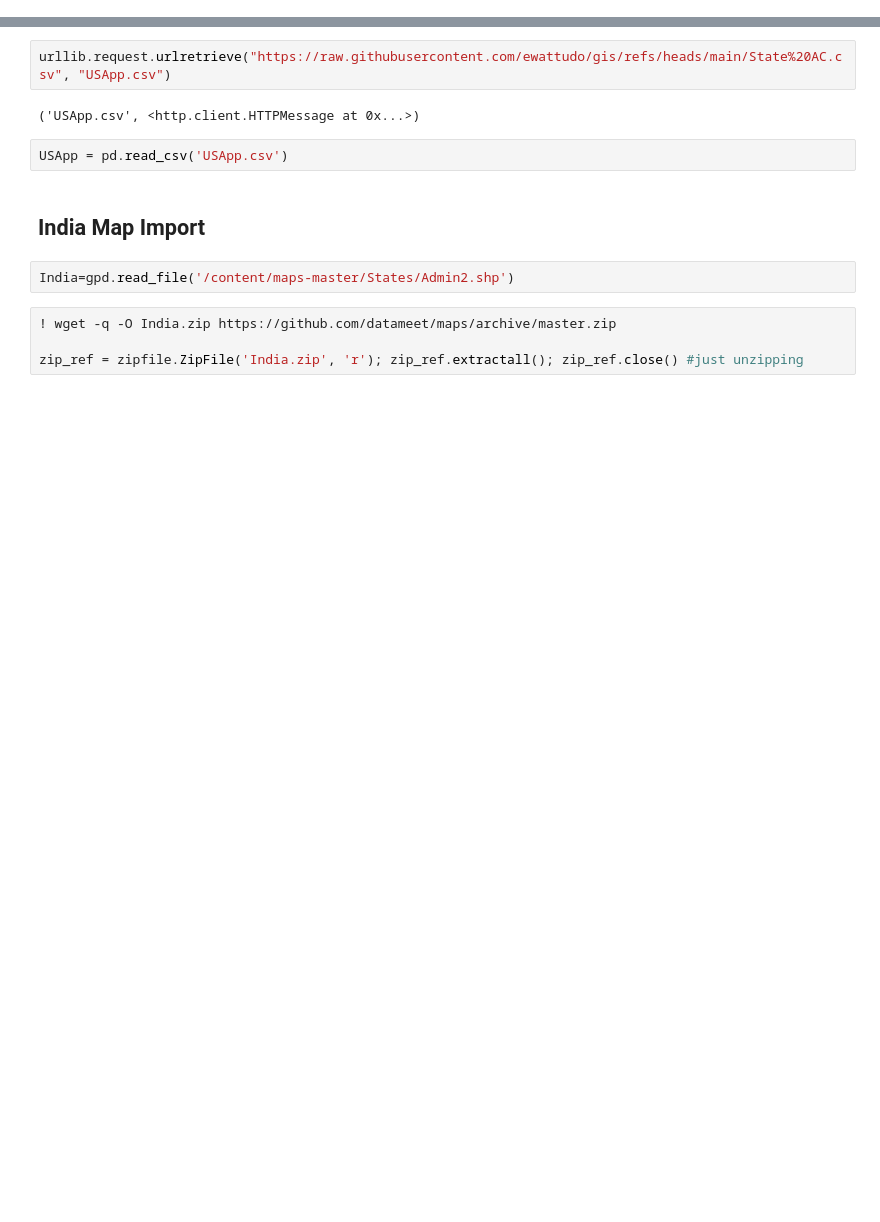
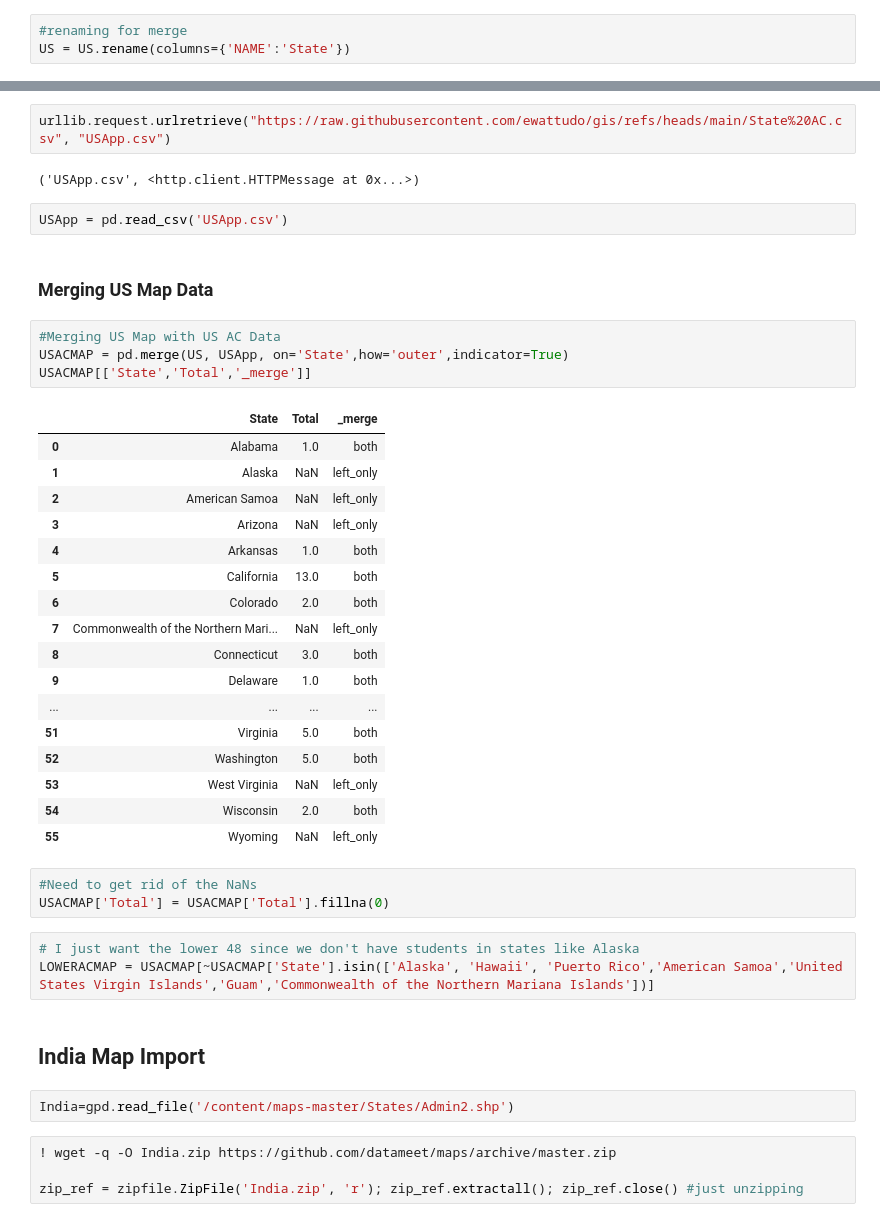
Before and after one commit to ewattudo/gis, a Jupyter notebook: PS2.ipynb, the cells around one changed output, grey strips where cells are left out. Drawn from its saved outputs; the diff is of its cells as text; blank space fills up the shorter version.

```diff
--- a/PS2.ipynb
+++ b/PS2.ipynb
@@ -187,4 +187,7 @@ print(US.NAME.unique())
  'Delaware' 'Guam' 'Commonwealth of the Northern Mariana Islands'
  'Rhode Island' 'Kentucky' 'Ohio' 'Wisconsin' 'Oregon' 'North Dakota'
  'Arkansas' 'Indiana' 'Minnesota' 'Connecticut']
+# %%
+#renaming for merge
+US = US.rename(columns={'NAME':'State'})
 # %% [markdown]
@@ -195,6 +198,36 @@ urllib.request.urlretrieve("https://raw.githubusercontent.com/ewattudo/gis/refs/
 ('USApp.csv', <http.client.HTTPMessage at 0x...>)
 # %%
 USApp = pd.read_csv('USApp.csv')
+# %% [markdown]
+### Merging US Map Data
+# %%
+#Merging US Map with US AC Data
+USACMAP = pd.merge(US, USApp, on='State',how='outer',indicator=True)
+USACMAP[['State','Total','_merge']]
+# %% [output]
+|  | State | Total | _merge |
+| 0 | Alabama | 1.0 | both |
+| 1 | Alaska | NaN | left_only |
+| 2 | American Samoa | NaN | left_only |
+| 3 | Arizona | NaN | left_only |
+| 4 | Arkansas | 1.0 | both |
+| 5 | California | 13.0 | both |
+| 6 | Colorado | 2.0 | both |
+| 7 | Commonwealth of the Northern Mari... | NaN | left_only |
+| 8 | Connecticut | 3.0 | both |
+| 9 | Delaware | 1.0 | both |
+| ... | ... | ... | ... |
+| 51 | Virginia | 5.0 | both |
+| 52 | Washington | 5.0 | both |
+| 53 | West Virginia | NaN | left_only |
+| 54 | Wisconsin | 2.0 | both |
+| 55 | Wyoming | NaN | left_only |
+# %%
+#Need to get rid of the NaNs
+USACMAP['Total'] = USACMAP['Total'].fillna(0)
+# %%
+# I just want the lower 48 since we don't have students in states like Alaska
+LOWERACMAP = USACMAP[~USACMAP['State'].isin(['Alaska', 'Hawaii', 'Puerto Rico','American Samoa','United States Virgin Islands','Guam','Commonwealth of the Northern Mariana Islands'])]
 # %% [markdown]
 ## India Map Import
 # %%
```
Also changed, not shown: parts of 14 cells of this notebook.
